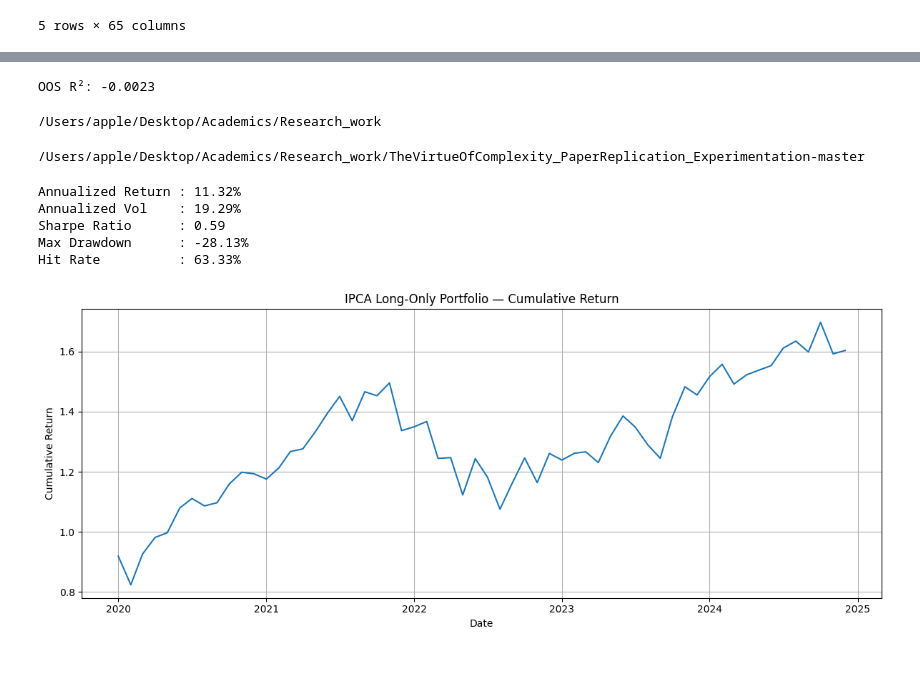
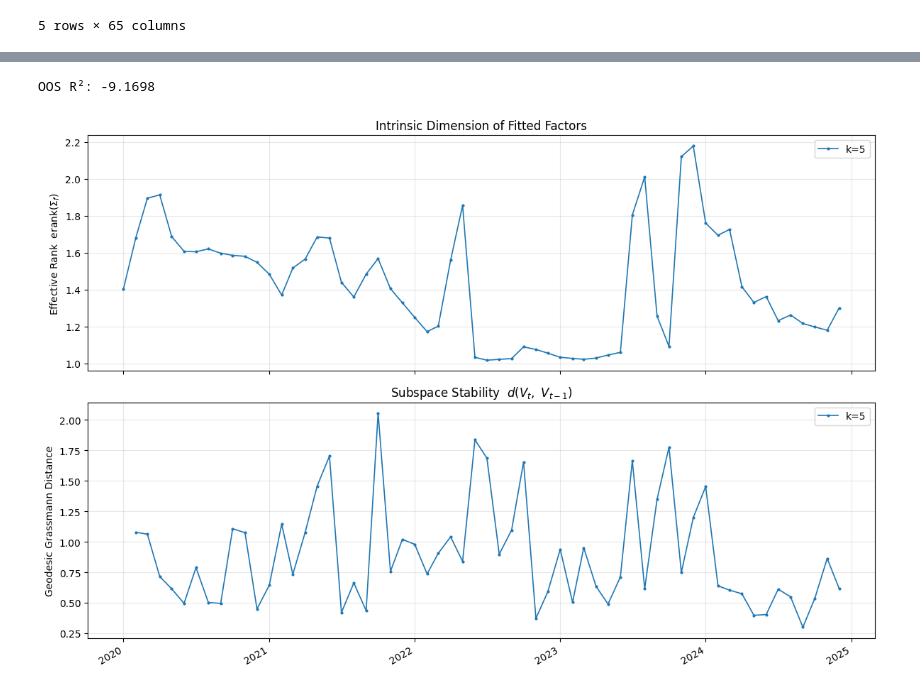
Before and after one commit to arshdeep11112000/TheVirtueOfComplexity_PaperReplication_Experimentation-master, a Jupyter notebook: notebooks/expermint_ppp.ipynb, the cells around one changed output, grey strips where cells are left out. Drawn from its saved outputs; the diff is of its cells as text; code cells hidden in the pictures.

```diff
--- a/notebooks/expermint_ppp.ipynb
+++ b/notebooks/expermint_ppp.ipynb
@@ -61,5 +59,15 @@ new_mod = IPCAWorkflow.IPCAWorkflow()
 out_path = "/Users/apple/Desktop/Academics/char_data.parquet"
 char_data = pd.read_parquet(out_path, engine="pyarrow")
 # %%
-returns_data = new_mod.download_sp500_returns_wrds(start_date="1990-01-01", end_date="2026-01-31")
+from src.data_pipeline import DataPipeline
+
+new_mod = DataPipeline()  # or keep your existing instance if already created
+
+char_data, dropped_cols = new_mod.remove_mostly_nan_columns(char_data, max_nan_frac=0.5)
+print(f"Dropped columns: {dropped_cols}")
+
+returns_data = new_mod.download_sp500_returns_wrds(
+    start_date="1990-01-01",
+    end_date="2026-01-31",
+)
 # %% [output]
@@ -210,40 +167,37 @@ monthly_r2.plot(title="Monthly OOS R²")
 # %%
 # Overall OOS R²
-ss_res = ((pred_df["y_true"] - pred_df["y_pred"]) ** 2).sum()
-ss_tot = (pred_df["y_true"] ** 2).sum()  # demeaned vs zero (standard in asset pricing)
+ss_res = ((pred_df_in["y_true"] - pred_df_in["y_pred"]) ** 2).sum()
+ss_tot = (pred_df_in["y_true"] ** 2).sum()  # demeaned vs zero (standard in asset pricing)
 r2_oos = 1 - ss_res / ss_tot
 print(f"OOS R²: {r2_oos:.4f}")
 # %% [output]
-OOS R²: -0.0023
+OOS R²: -9.1698
-# %%
-%cd ..
-import src.portfolio_utils as pu
-
-from src.portfolio_utils import (
-    build_long_only_portfolio,
-    compute_portfolio_returns,
-    portfolio_performance,
-    plot_cumulative,
-)
-# %% [output]
-/Users/apple/Desktop/Academics/Research_work
-# %%
-%cd /Users/apple/Desktop/Academics/Research_work/TheVirtueOfComplexity_PaperReplication_Experimentation-master
-
-import sys, importlib
-if "src.portfolio_utils" in sys.modules:
-    del sys.modules["src.portfolio_utils"]
-# %% [output]
-/Users/apple/Desktop/Academics/Research_work/TheVirtueOfComplexity_PaperReplication_Experimentation-master
-# %%
-port     = build_long_only_portfolio(pred_df, top_n=100)  # top 100 stocks
-monthly  = compute_portfolio_returns(port)
-stats    = portfolio_performance(monthly)
-plot_cumulative(monthly)
-# %% [output]
-Annualized Return : 11.32%
-Annualized Vol    : 19.29%
-Sharpe Ratio      : 0.59
-Max Drawdown      : -28.13%
-Hit Rate          : 63.33%
-[figure, removed]
+# %%
+diag_dfs = {"k=5": diag_df_in}
+
+fig, axes = plt.subplots(2, 1, figsize=(12, 8), sharex=True)
+
+for label, df in diag_dfs.items():
+    t = pd.to_datetime(df["yyyymm"])
+    axes[0].plot(t, df["erank"], marker="o", markersize=2, linewidth=1.2, label=label)
+    axes[1].plot(t, df["grassmann_dist"], marker="o", markersize=2, linewidth=1.2, label=label)
+
+axes[0].set_ylabel("Effective Rank  erank($\\Sigma_f$)")
+axes[0].set_title("Intrinsic Dimension of Fitted Factors")
+axes[0].legend()
+axes[0].grid(True, alpha=0.3)
+
+axes[1].set_ylabel("Geodesic Grassmann Distance")
+axes[1].set_title("Subspace Stability  $d(V_t,\\ V_{t-1})$")
+axes[1].legend()
+axes[1].grid(True, alpha=0.3)
+
+for ax in axes:
+    ax.xaxis.set_major_formatter(mdates.DateFormatter("%Y"))
+    ax.xaxis.set_major_locator(mdates.YearLocator())
+
+fig.autofmt_xdate()
+plt.tight_layout()
+plt.show()
+# %% [output]
+[figure, added]
```
Also changed, not shown: parts of 21 cells of this notebook, 9 other files.
